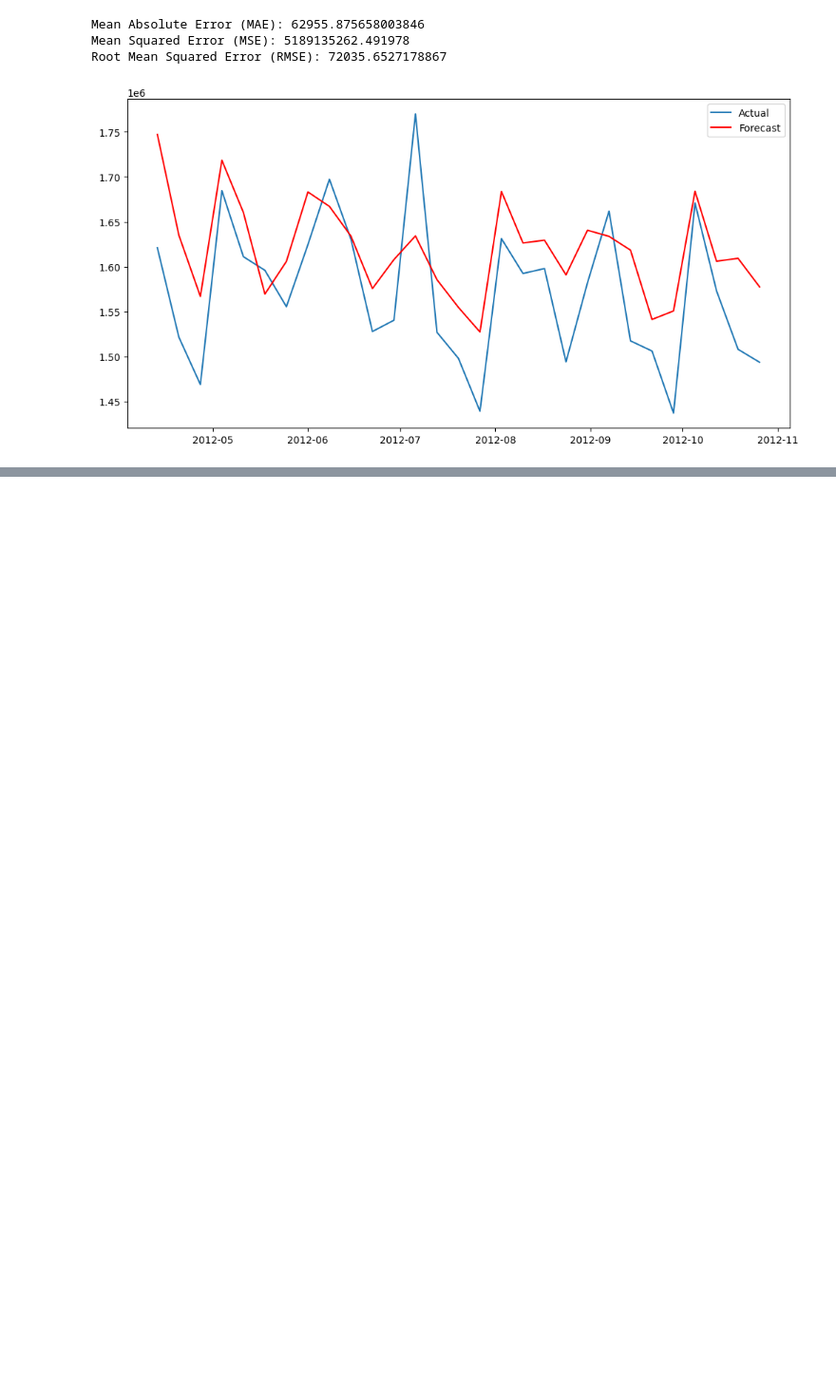
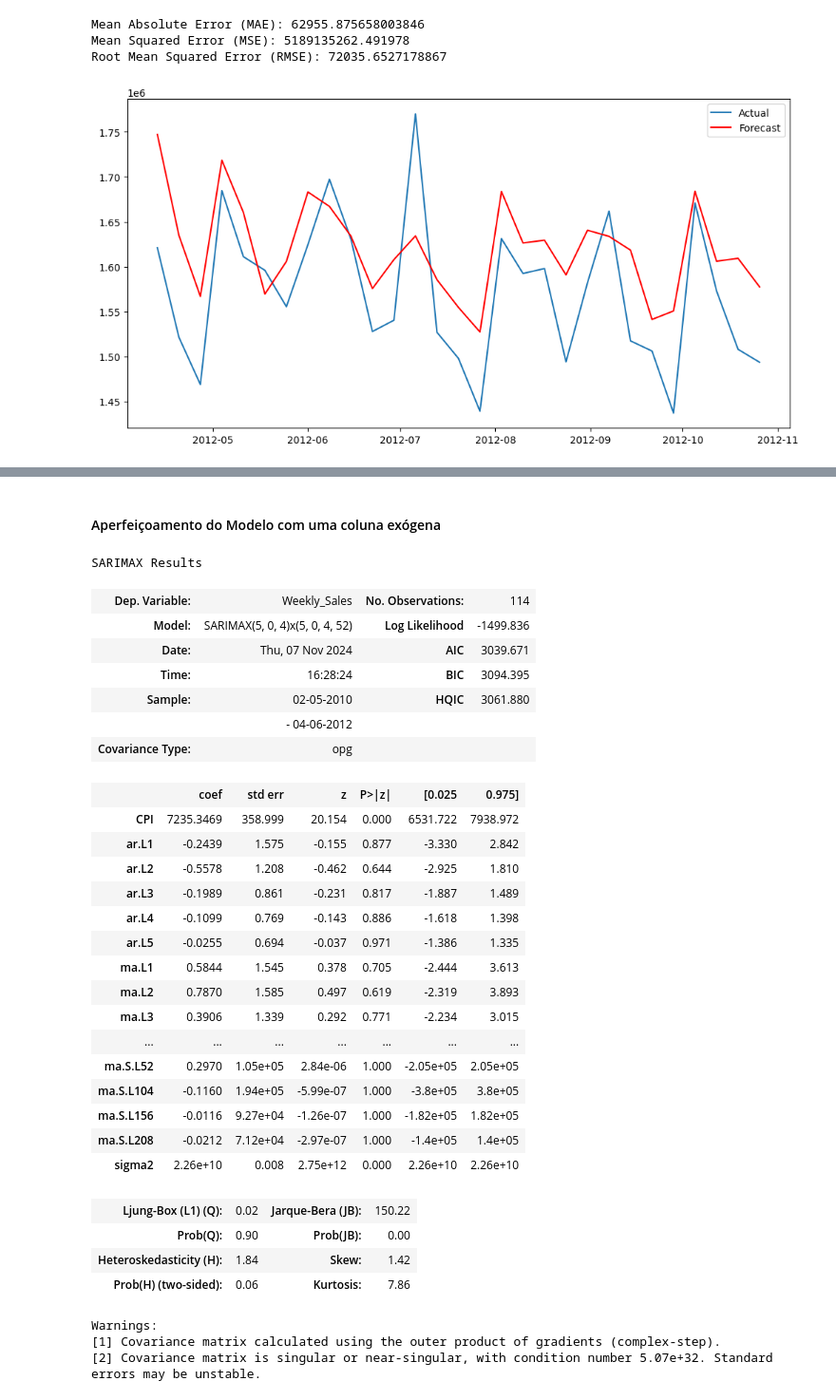
Before and after one commit to lekoller/final-fiap, a Jupyter notebook: step_by_step_analysis.ipynb, the cells around one changed output, grey strips where cells are left out. Shown at 95% size. Drawn from its saved outputs; the diff is of its cells as text; code cells hidden in the pictures; blank space fills up the shorter version.

```diff
--- a/step_by_step_analysis.ipynb
+++ b/step_by_step_analysis.ipynb
@@ -369,0 +402,48 @@ plt.show()
+# %% [markdown]
+#### Aperfeiçoamento do Modelo com uma coluna exógena
+# %%
+x = df[['CPI']]
+
+x_train, x_test = x[:train_size], x[train_size:]
+
+
+exog_arima_model = SARIMAX(
+    y_train,
+    order=(p, d, q),
+    seasonal_order=(p, d, q, 52),
+    exog=x_train
+    ).fit(disp=False)
+
+exog_arima_model.summary()
+# %% [output]
+SARIMAX Results
+| Dep. Variable: | Weekly_Sales | No. Observations: | 114 |
+| Model: | SARIMAX(5, 0, 4)x(5, 0, 4, 52) | Log Likelihood | -1499.836 |
+| Date: | Thu, 07 Nov 2024 | AIC | 3039.671 |
+| Time: | 16:28:24 | BIC | 3094.395 |
+| Sample: | 02-05-2010 | HQIC | 3061.880 |
+|  | - 04-06-2012 |  |  |
+| Covariance Type: | opg |  |  |
+|  | coef | std err | z | P>|z| | [0.025 | 0.975] |
+| CPI | 7235.3469 | 358.999 | 20.154 | 0.000 | 6531.722 | 7938.972 |
+| ar.L1 | -0.2439 | 1.575 | -0.155 | 0.877 | -3.330 | 2.842 |
+| ar.L2 | -0.5578 | 1.208 | -0.462 | 0.644 | -2.925 | 1.810 |
+| ar.L3 | -0.1989 | 0.861 | -0.231 | 0.817 | -1.887 | 1.489 |
+| ar.L4 | -0.1099 | 0.769 | -0.143 | 0.886 | -1.618 | 1.398 |
+| ar.L5 | -0.0255 | 0.694 | -0.037 | 0.971 | -1.386 | 1.335 |
+| ma.L1 | 0.5844 | 1.545 | 0.378 | 0.705 | -2.444 | 3.613 |
+| ma.L2 | 0.7870 | 1.585 | 0.497 | 0.619 | -2.319 | 3.893 |
+| ma.L3 | 0.3906 | 1.339 | 0.292 | 0.771 | -2.234 | 3.015 |
+| ... | ... | ... | ... | ... | ... | ... |
+| ma.S.L52 | 0.2970 | 1.05e+05 | 2.84e-06 | 1.000 | -2.05e+05 | 2.05e+05 |
+| ma.S.L104 | -0.1160 | 1.94e+05 | -5.99e-07 | 1.000 | -3.8e+05 | 3.8e+05 |
+| ma.S.L156 | -0.0116 | 9.27e+04 | -1.26e-07 | 1.000 | -1.82e+05 | 1.82e+05 |
+| ma.S.L208 | -0.0212 | 7.12e+04 | -2.97e-07 | 1.000 | -1.4e+05 | 1.4e+05 |
+| sigma2 | 2.26e+10 | 0.008 | 2.75e+12 | 0.000 | 2.26e+10 | 2.26e+10 |
+| Ljung-Box (L1) (Q): | 0.02 | Jarque-Bera (JB): | 150.22 |
+| Prob(Q): | 0.90 | Prob(JB): | 0.00 |
+| Heteroskedasticity (H): | 1.84 | Skew: | 1.42 |
+| Prob(H) (two-sided): | 0.06 | Kurtosis: | 7.86 |
+Warnings:
+[1] Covariance matrix calculated using the outer product of gradients (complex-step).
+[2] Covariance matrix is singular or near-singular, with condition number 5.07e+32. Standard errors may be unstable.
```
Also changed, not shown: parts of 8 cells of this notebook.
